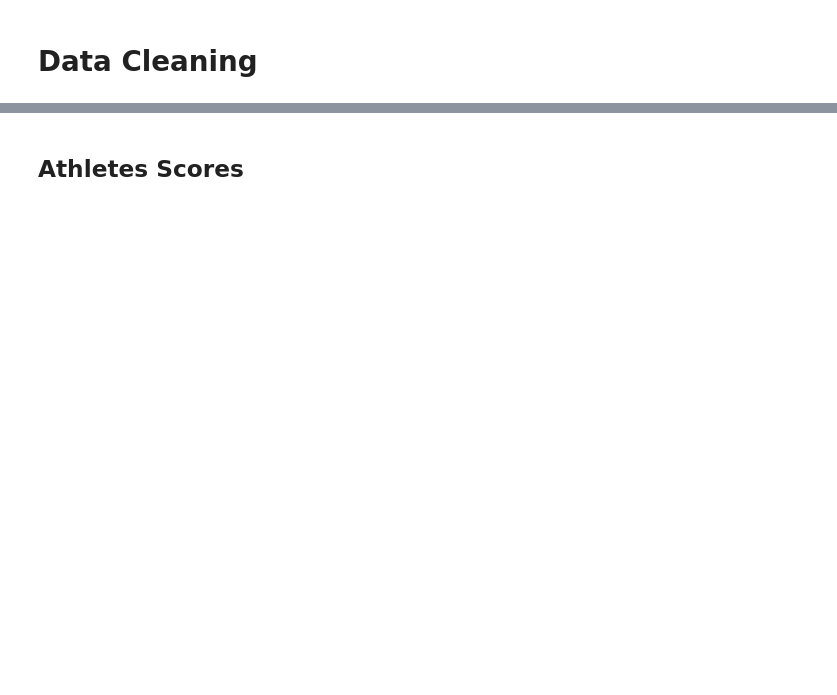
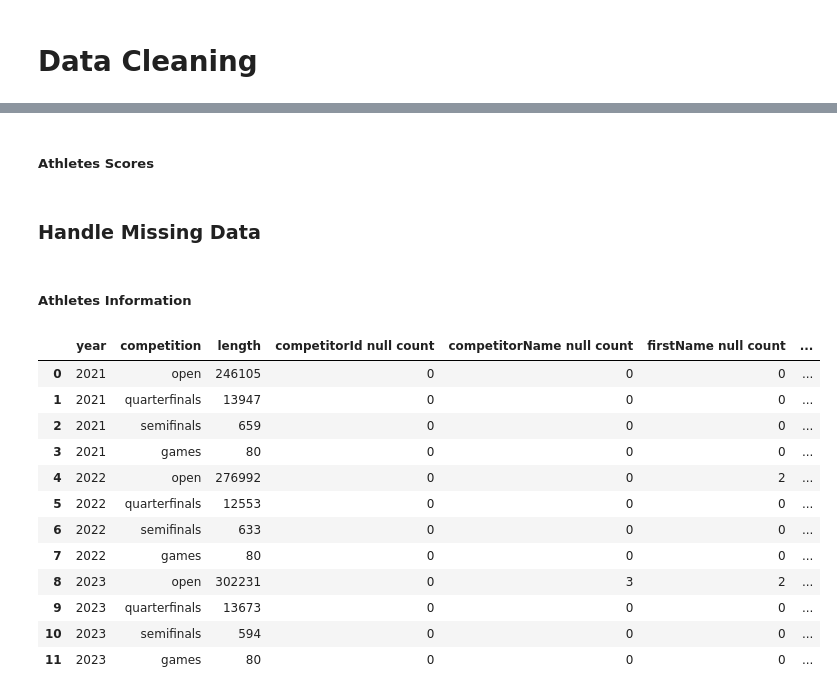
Before and after one commit to tgomesjuliana/ds-crossfit-games-competitions, a Jupyter notebook: data_cleaning.ipynb, the cells around one changed output, grey strips where cells are left out. Drawn from its saved outputs; the diff is of its cells as text; code cells hidden in the pictures; blank space fills up the shorter version.

Commit message:
update data cleaning from kaggle

```diff
--- a/data_cleaning.ipynb
+++ b/data_cleaning.ipynb
@@ -84,7 +83,7 @@ df_2023_quarterfinals_athletes_information = selecting_columns_athletes_informat
 df_2023_semifinals_athletes_information = selecting_columns_athletes_information("2023", "semifinals")
 df_2023_games_athletes_information = selecting_columns_athletes_information("2023", "games")
 # %% [markdown]
-## Athletes Scores
+##### Athletes Scores
 # %%
 df_2021_open_athletes_scores = selecting_columns_athletes_scores("2021", "open")
 df_2021_quarterfinals_athletes_scores = selecting_columns_athletes_scores("2021", "quarterfinals")
@@ -97,3 +96,59 @@ df_2022_games_athletes_scores = selecting_columns_athletes_scores("2022", "games
 df_2023_open_athletes_scores = selecting_columns_athletes_scores("2023", "open")
 df_2023_quarterfinals_athletes_scores = selecting_columns_athletes_scores("2023", "quarterfinals")
 df_2023_semifinals_athletes_scores = selecting_columns_athletes_scores("2023", "semifinals")
+# %% [markdown]
+### Handle Missing Data
+# %% [markdown]
+##### Athletes Information
+# %%
+# Define the list of years and competitions
+years = ["2021", "2022", "2023"]
+competitions = ["open", "quarterfinals", "semifinals", "games"]
+
+# Create an empty DataFrame to store the results
+result_dfs = []
+
+# Iterate over each year and competition combination
+for year in years:
+    for competition in competitions:
+        # Construct the DataFrame variable name dynamically
+        df_name = f"df_{year}_{competition}_athletes_information"
+
+        # Access the DataFrame using the dynamically constructed variable name
+        df = globals()[df_name]
+
+        # Get the length (number of rows) of the DataFrame
+        length = len(df)
+
+        # Create a new DataFrame for the current combination
+        result_df = pd.DataFrame({"year": [year], "competition": [competition], "length": [length]})
+
+        # Iterate over each column and calculate the number of null values
+        for column in df.columns:
+            null_count = df[column].isnull().sum()
+
+            # Add a new row to the result DataFrame for each column's null count
+            result_df[f"{column} null count"] = null_count
+
+        # Append the result DataFrame to the list
+        result_dfs.append(result_df)
+
+# Concatenate the individual result DataFrames vertically
+result_df = pd.concat(result_dfs, ignore_index=True)
+
+# Print the resulting DataFrame
+result_df
+# %% [output]
+|  | year | competition | length | competitorId null count | competitorName null count | firstName null count | ... |
+| 0 | 2021 | open | 246105 | 0 | 0 | 0 | ... |
+| 1 | 2021 | quarterfinals | 13947 | 0 | 0 | 0 | ... |
+| 2 | 2021 | semifinals | 659 | 0 | 0 | 0 | ... |
+| 3 | 2021 | games | 80 | 0 | 0 | 0 | ... |
+| 4 | 2022 | open | 276992 | 0 | 0 | 2 | ... |
+| 5 | 2022 | quarterfinals | 12553 | 0 | 0 | 0 | ... |
+| 6 | 2022 | semifinals | 633 | 0 | 0 | 0 | ... |
+| 7 | 2022 | games | 80 | 0 | 0 | 0 | ... |
+| 8 | 2023 | open | 302231 | 0 | 3 | 2 | ... |
+| 9 | 2023 | quarterfinals | 13673 | 0 | 0 | 0 | ... |
+| 10 | 2023 | semifinals | 594 | 0 | 0 | 0 | ... |
+| 11 | 2023 | games | 80 | 0 | 0 | 0 | ... |
```
Also changed, not shown: parts of 18 cells of this notebook.
